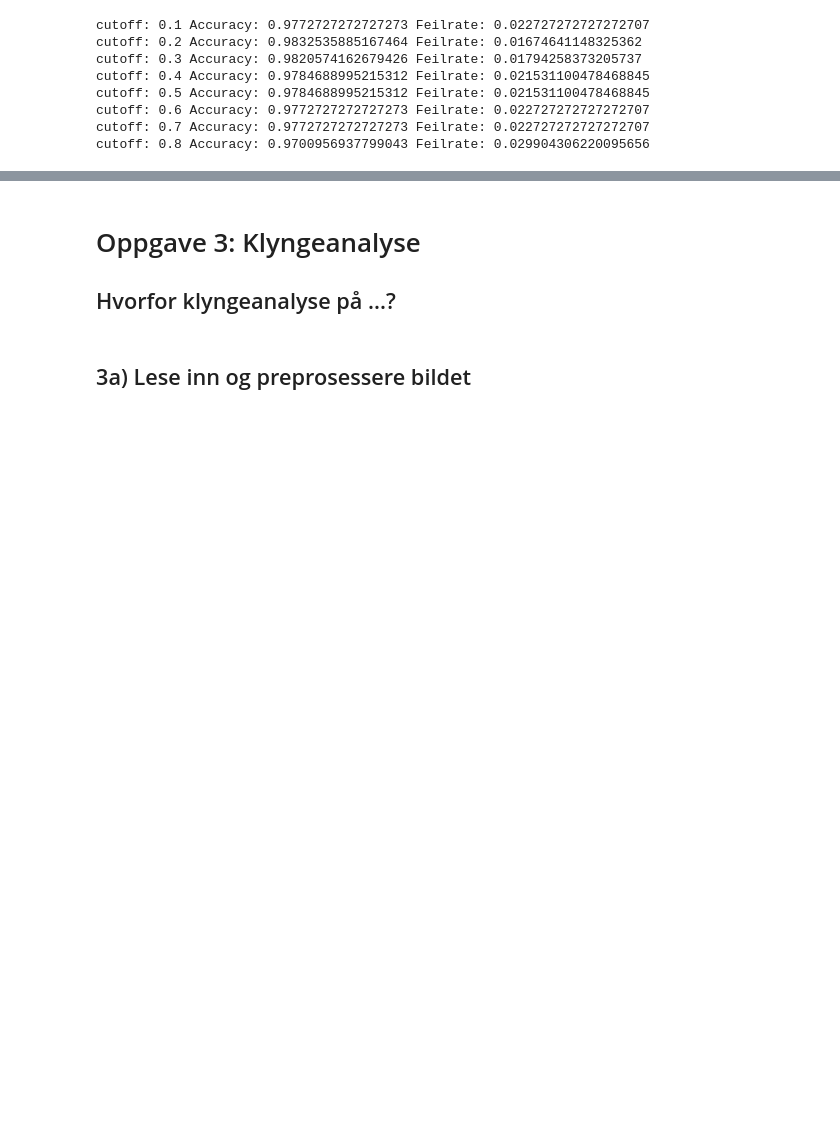
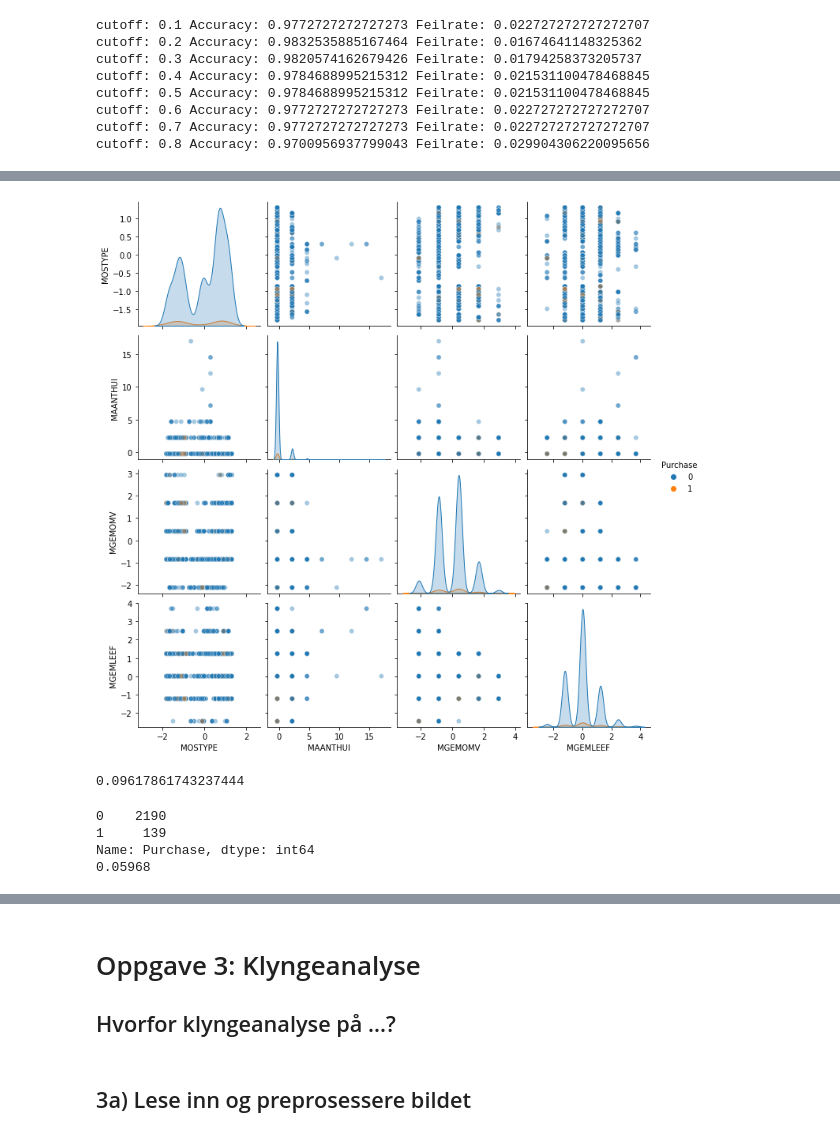
Before and after one commit to stefaniemuff/ISTx1003, a Jupyter notebook: Prosjekt2021/Prosjekt1003.ipynb, the cells around one changed output, grey strips where cells are left out. Drawn from its saved outputs; the diff is of its cells as text; code cells hidden in the pictures; blank space fills up the shorter version.

```diff
--- a/Prosjekt2021/Prosjekt1003.ipynb
+++ b/Prosjekt2021/Prosjekt1003.ipynb
@@ -553,0 +606,34 @@ cutoff: 0.8 Accuracy: 0.9700956937799043 Feilrate: 0.029904306220095656
+# %%
+# Del dataene i en trenings og testsett (60-40%)
+df_tren, df_test = train_test_split(df, test_size = 0.4,random_state=1,stratify=df['Purchase'])
+
+X_tren = df_tren.drop('Purchase',axis=1)
+X_test = df_test.drop('Purchase',axis=1)
+# %%
+# Select 4 variables to see whether we can find differences between 0 and 1 for Purchase (but seems not the case, and anyway we can only look at small subset of the 85 covariates)
+sns.pairplot(df_tren.iloc[:,[0,1,2,3,85]],
+             hue = 'Purchase',
+             diag_kind = 'kde',
+             plot_kws=dict(alpha=0.4))
+plt.show()
+# %% [output]
+[figure, added]
+# %%
+# Start med k=1
+k=1
+knn = KNeighborsClassifier(n_neighbors=k,p=2)
+knn.fit(X_tren, df_tren['Purchase'])
+# Feilrate på testsettet:
+1-knn.score(X_test, df_test['Purchase'])
+# %% [output]
+0.09617861743237444
+# %%
+print(df_test["Purchase"].value_counts())
+
+prop_Purchase = round(df_test["Purchase"].value_counts()[1]/ (df_test["Purchase"].value_counts()[0] + df_test["Purchase"].value_counts()[1]),5)
+print(prop_Purchase)
+# %% [output]
+0    2190
+1     139
+Name: Purchase, dtype: int64
+0.05968
```
Also changed, not shown: parts of 18 cells of this notebook.
